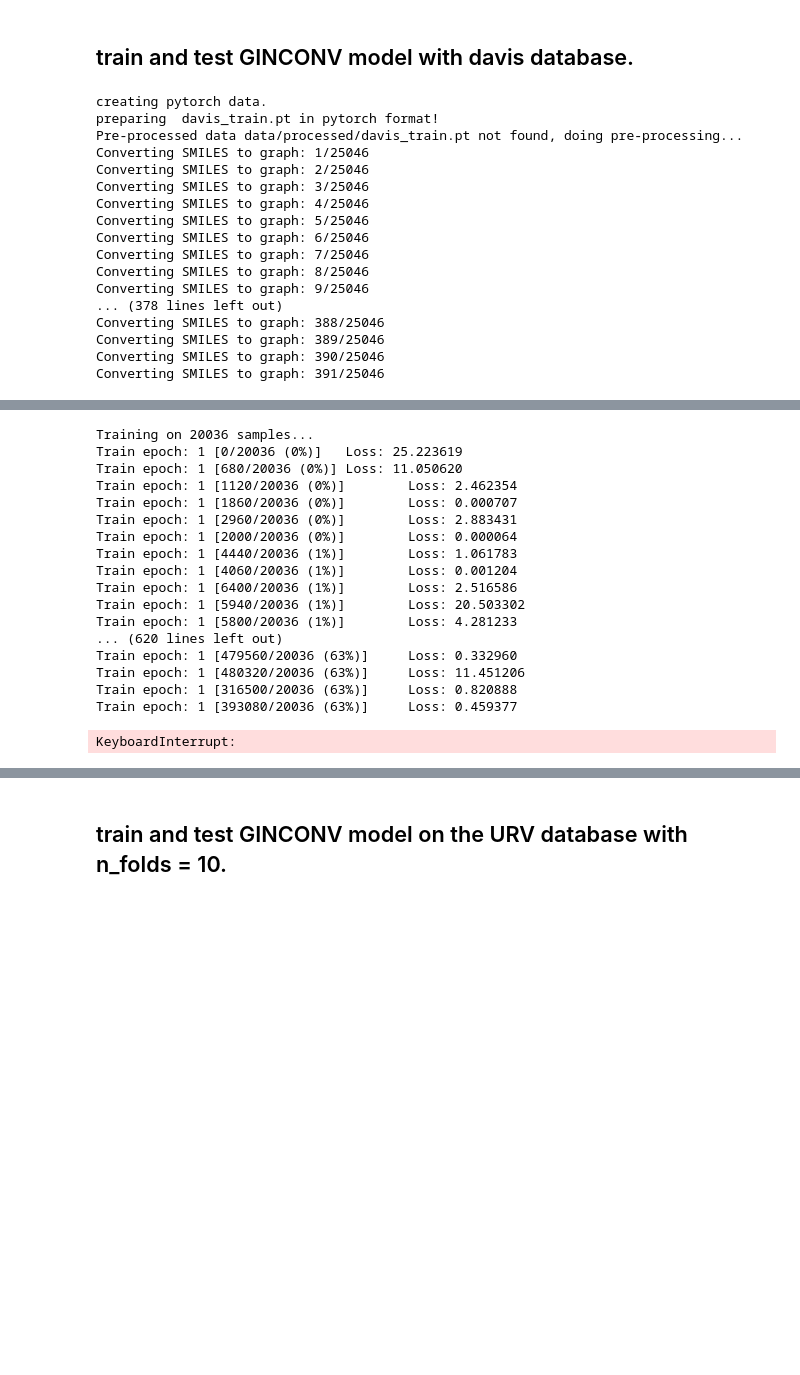
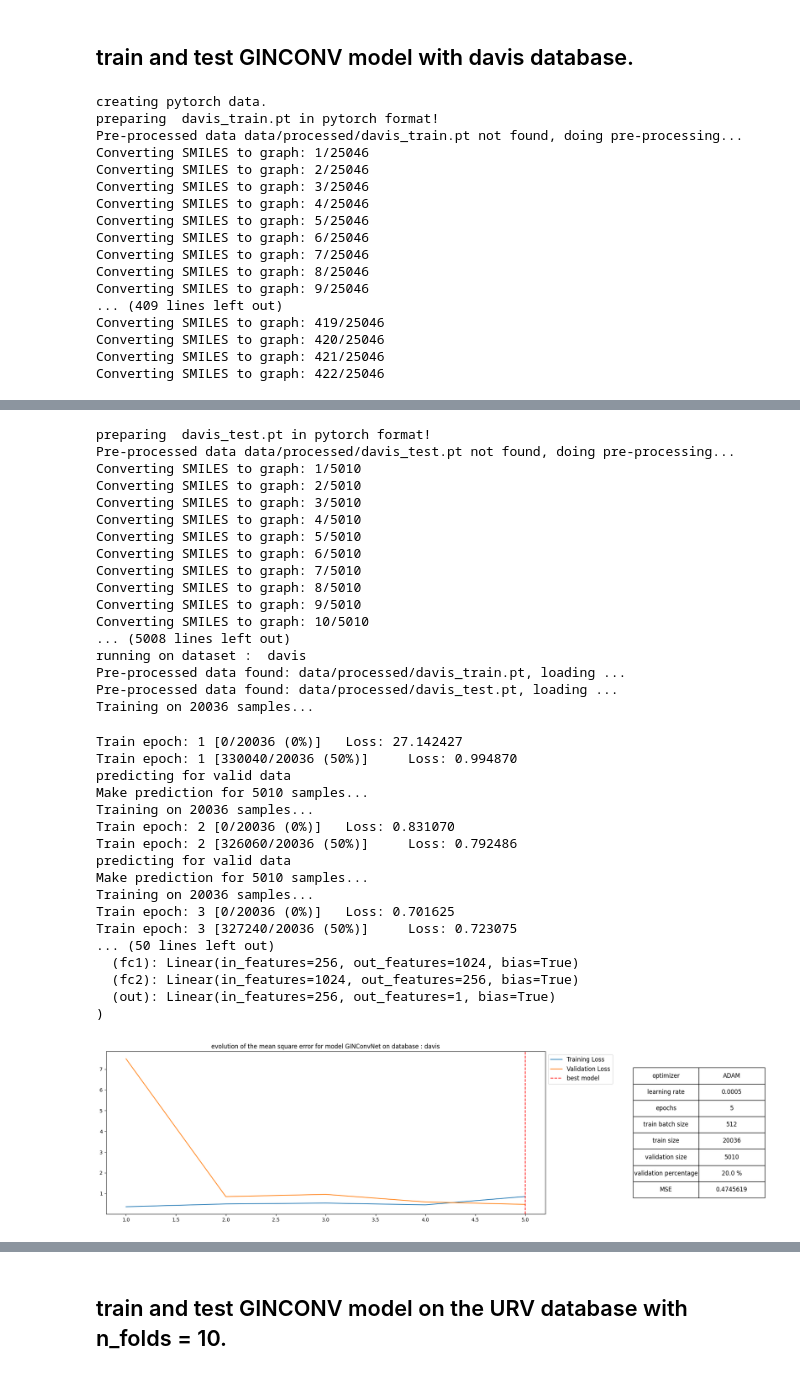
Before and after one commit to YoussefEzz/GraphDTA_forked, a Jupyter notebook: test_GINCONV_davis.ipynb, the cells around one changed output, grey strips where cells are left out. Saved outputs shown, nothing was run; the diff lists cells and outputs as text; code cells hidden in the pictures; blank space fills up the shorter version.

Commit message:
update and fix predicting

```diff
--- a/test_GINCONV_davis.ipynb
+++ b/test_GINCONV_davis.ipynb
@@ -5,7 +5,7 @@
 from URV_Train import Train
 import models.ginconv as GINCONV
 
-model = Train(dataset = 'davis', model_type = GINCONV.GINConvNet(), cuda_name = "cuda:0", TRAIN_BATCH_SIZE = 256, TEST_BATCH_SIZE = 256, LR = 0.0005, NUM_EPOCHS = 250)
+model = Train(dataset = 'davis', model_type = GINCONV.GINConvNet(), cuda_name = "cuda:0", TRAIN_BATCH_SIZE = 512, TEST_BATCH_SIZE = 512, LR = 0.0005, NUM_EPOCHS = 5)
 # %% [output]
 creating pytorch data.
 preparing  davis_train.pt in pytorch format!
@@ -19,8 +19,8 @@ Converting SMILES to graph: 6/25046
 Converting SMILES to graph: 7/25046
 Converting SMILES to graph: 8/25046
 Converting SMILES to graph: 9/25046
-... (378 lines left out)
-Converting SMILES to graph: 388/25046
-Converting SMILES to graph: 389/25046
-Converting SMILES to graph: 390/25046
-Converting SMILES to graph: 391/25046
+... (409 lines left out)
+Converting SMILES to graph: 419/25046
+Converting SMILES to graph: 420/25046
+Converting SMILES to graph: 421/25046
+Converting SMILES to graph: 422/25046
@@ -44,21 +44,38 @@ Converting SMILE
+preparing  davis_test.pt in pytorch format!
+Pre-processed data data/processed/davis_test.pt not found, doing pre-processing...
+Converting SMILES to graph: 1/5010
+Converting SMILES to graph: 2/5010
+Converting SMILES to graph: 3/5010
+Converting SMILES to graph: 4/5010
+Converting SMILES to graph: 5/5010
+Converting SMILES to graph: 6/5010
+Converting SMILES to graph: 7/5010
+Converting SMILES to graph: 8/5010
+Converting SMILES to graph: 9/5010
+Converting SMILES to graph: 10/5010
+... (5008 lines left out)
+running on dataset :  davis
+Pre-processed data found: data/processed/davis_train.pt, loading ...
+Pre-processed data found: data/processed/davis_test.pt, loading ...
 Training on 20036 samples...
-Train epoch: 1 [0/20036 (0%)]   Loss: 25.223619
-Train epoch: 1 [680/20036 (0%)] Loss: 11.050620
-Train epoch: 1 [1120/20036 (0%)]        Loss: 2.462354
-Train epoch: 1 [1860/20036 (0%)]        Loss: 0.000707
-Train epoch: 1 [2960/20036 (0%)]        Loss: 2.883431
-Train epoch: 1 [2000/20036 (0%)]        Loss: 0.000064
-Train epoch: 1 [4440/20036 (1%)]        Loss: 1.061783
-Train epoch: 1 [4060/20036 (1%)]        Loss: 0.001204
-Train epoch: 1 [6400/20036 (1%)]        Loss: 2.516586
-Train epoch: 1 [5940/20036 (1%)]        Loss: 20.503302
-Train epoch: 1 [5800/20036 (1%)]        Loss: 4.281233
-... (620 lines left out)
-Train epoch: 1 [479560/20036 (63%)]     Loss: 0.332960
-Train epoch: 1 [480320/20036 (63%)]     Loss: 11.451206
-Train epoch: 1 [316500/20036 (63%)]     Loss: 0.820888
-Train epoch: 1 [393080/20036 (63%)]     Loss: 0.459377
-KeyboardInterrupt:
+Train epoch: 1 [0/20036 (0%)]   Loss: 27.142427
+Train epoch: 1 [330040/20036 (50%)]     Loss: 0.994870
+predicting for valid data
+Make prediction for 5010 samples...
+Training on 20036 samples...
+Train epoch: 2 [0/20036 (0%)]   Loss: 0.831070
+Train epoch: 2 [326060/20036 (50%)]     Loss: 0.792486
+predicting for valid data
+Make prediction for 5010 samples...
+Training on 20036 samples...
+Train epoch: 3 [0/20036 (0%)]   Loss: 0.701625
+Train epoch: 3 [327240/20036 (50%)]     Loss: 0.723075
+... (50 lines left out)
+  (fc1): Linear(in_features=256, out_features=1024, bias=True)
+  (fc2): Linear(in_features=1024, out_features=256, bias=True)
+  (out): Linear(in_features=256, out_features=1, bias=True)
+)
+[figure, added]
 # %%
 # test of GINCONV model on davis dataset
 from URV_Test import Test
```
Also changed, not shown: parts of 2 cells of this notebook, 3 other files.
